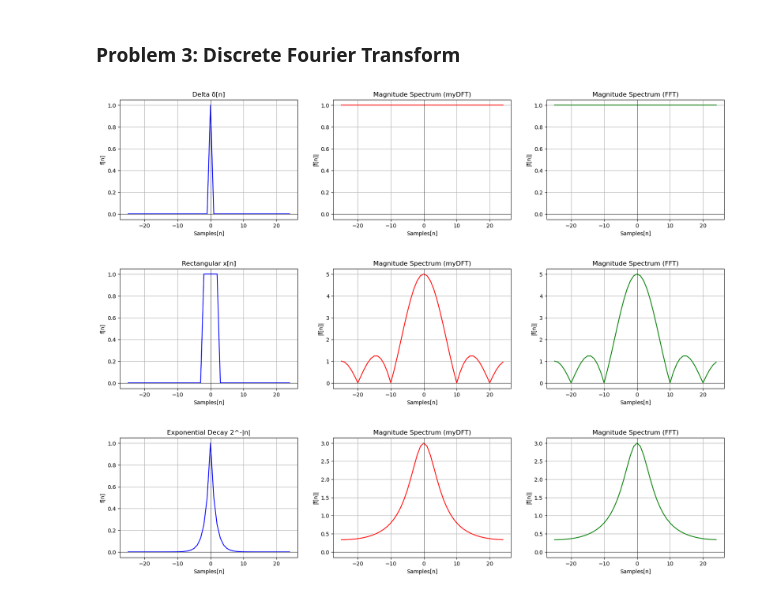
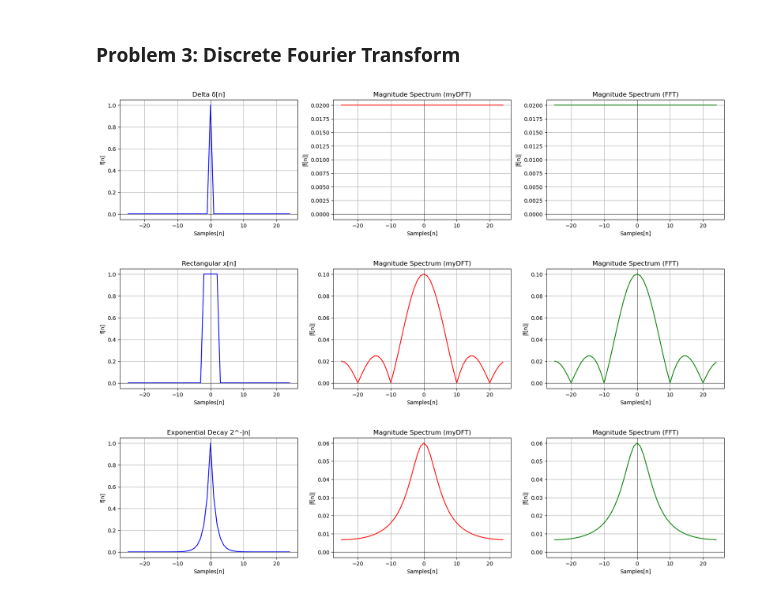
Before and after one commit to dwaipayanhaldar/E9-213-Time-Frequency-Analysis, a Jupyter notebook: Assignment 1/E9_213_A1_DwaipayanHaldar_Code.ipynb, the cells around one changed output. Cells and saved outputs as stored; diff of their text form; code cells hidden in the pictures.

```diff
--- a/Assignment 1/E9_213_A1_DwaipayanHaldar_Code.ipynb
+++ b/Assignment 1/E9_213_A1_DwaipayanHaldar_Code.ipynb
@@ -155,35 +155,35 @@ def plot_signal_and_dft(signal_func, label="Signal"):
     plt.ylabel('f[n]')
     plt.title(f'{label}')
     plt.grid(True)
     plt.axhline(0, color='black', linewidth=0.5)
     plt.axvline(0, color='black', linewidth=0.5)
 
     # myDFT spectrum
     plt.subplot(1,3,2)
-    plt.plot(n, np.abs(y_mydft), color='red')
+    plt.plot(n, np.abs(y_mydft)/len(x), color='red')
     plt.xlabel('Samples[n]')
     plt.ylabel('|f\u0302[n]|')
     plt.title(f'Magnitude Spectrum (myDFT)')
     plt.grid(True)
     plt.axhline(0, color='black', linewidth=0.5)
     plt.axvline(0, color='black', linewidth=0.5)
 
     # FFT spectrum from library function
     plt.subplot(1,3,3)
-    plt.plot(n, np.abs(y_fft), color='green')
+    plt.plot(n, np.abs(y_fft)/len(x), color='green')
     plt.xlabel('Samples[n]')
     plt.ylabel('|f\u0302[n]|')
     plt.title(f'Magnitude Spectrum (FFT)')
     plt.grid(True)
     plt.axhline(0, color='black', linewidth=0.5)
     plt.axvline(0, color='black', linewidth=0.5)
 
     plt.show()
 
 plot_signal_and_dft(delta, label="Delta \u03B4[n]")
 plot_signal_and_dft(rect, label="Rectangular x[n]")
 plot_signal_and_dft(exp_decay, label="Exponential Decay 2^-|n|")
 # %% [output]
-[figure, old version]
+[figure, new version]
-[figure, old version]
+[figure, new version]
 [figure]
```
Also changed, not shown: parts of 1 cell of this notebook, 14 other files.
